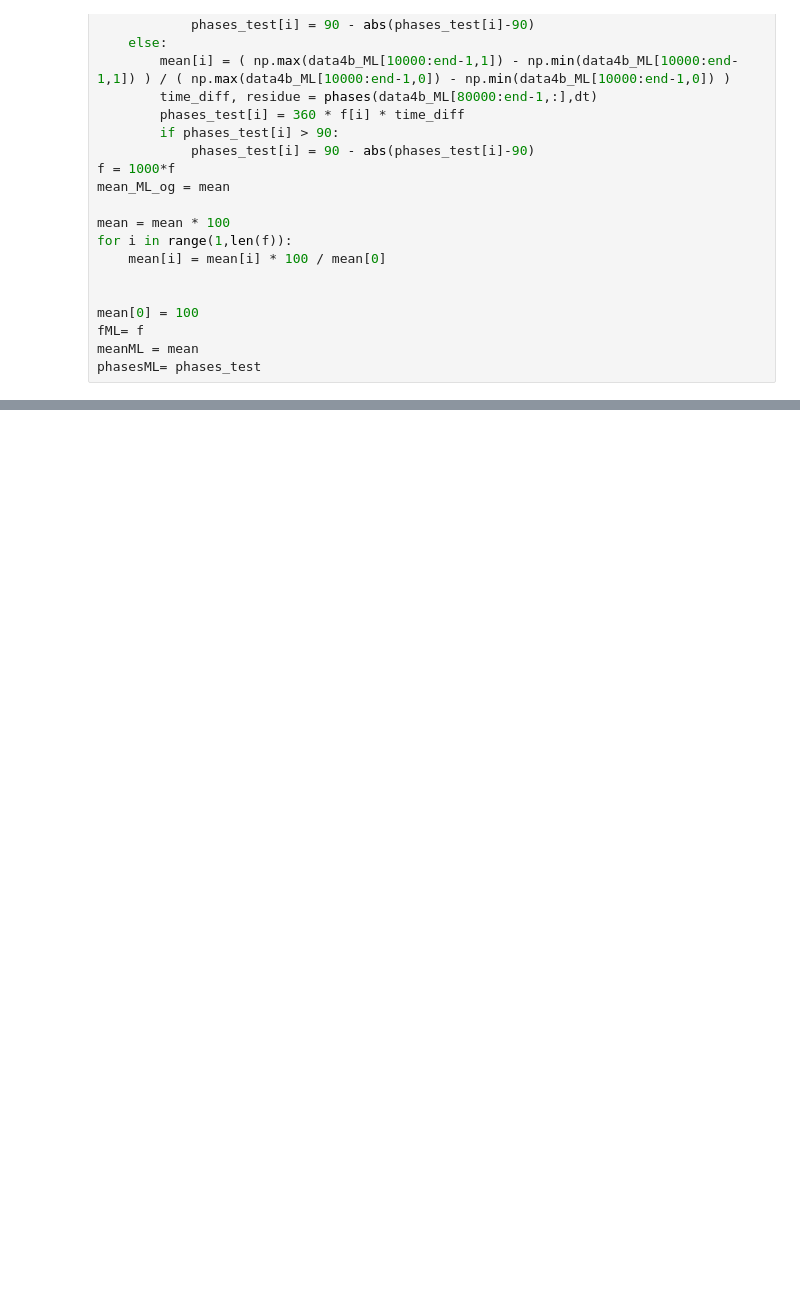
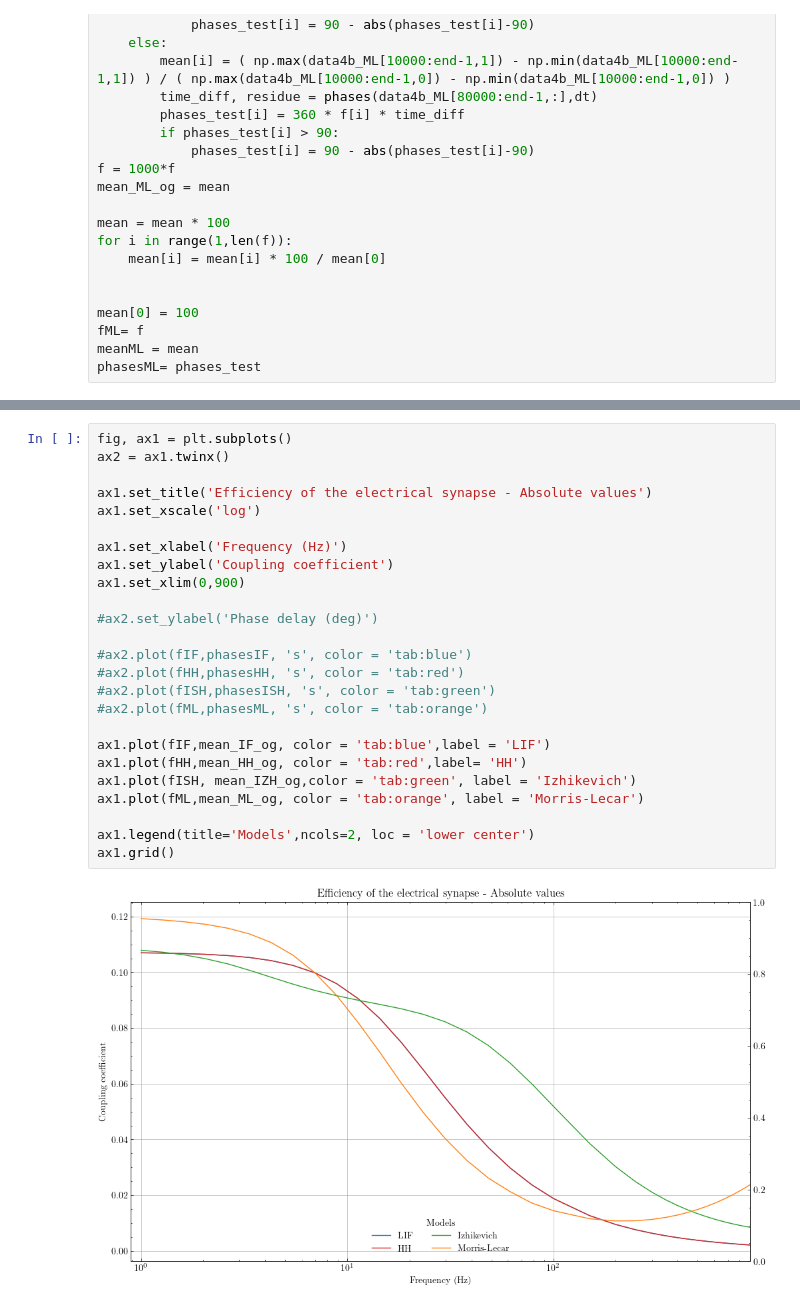
Before and after one commit to Sir-Bip-Bop/Gap-Junction-Coupling-Studies, a Jupyter notebook: GHResults_speed.ipynb, the cells around one changed output, grey strips where cells are left out. Cells and saved outputs as stored; diff of their text form; blank space fills up the shorter version.

```diff
--- a/GHResults_speed.ipynb
+++ b/GHResults_speed.ipynb
@@ -740,0 +740,27 @@ ax1.grid()
+# %%
+fig, ax1 = plt.subplots()
+ax2 = ax1.twinx()
+
+ax1.set_title('Efficiency of the electrical synapse - Absolute values')
+ax1.set_xscale('log')
+
+ax1.set_xlabel('Frequency (Hz)')
+ax1.set_ylabel('Coupling coefficient')
+ax1.set_xlim(0,900)
+
+#ax2.set_ylabel('Phase delay (deg)')
+
+#ax2.plot(fIF,phasesIF, 's', color = 'tab:blue')
+#ax2.plot(fHH,phasesHH, 's', color = 'tab:red')
+#ax2.plot(fISH,phasesISH, 's', color = 'tab:green')
+#ax2.plot(fML,phasesML, 's', color = 'tab:orange')
+
+ax1.plot(fIF,mean_IF_og, color = 'tab:blue',label = 'LIF')
+ax1.plot(fHH,mean_HH_og, color = 'tab:red',label= 'HH')
+ax1.plot(fISH, mean_IZH_og,color = 'tab:green', label = 'Izhikevich')
+ax1.plot(fML,mean_ML_og, color = 'tab:orange', label = 'Morris-Lecar')
+
+ax1.legend(title='Models',ncols=2, loc = 'lower center')
+ax1.grid()
+# %% [output]
+[figure, added]
```
Also changed, not shown: parts of 10 cells of this notebook.
